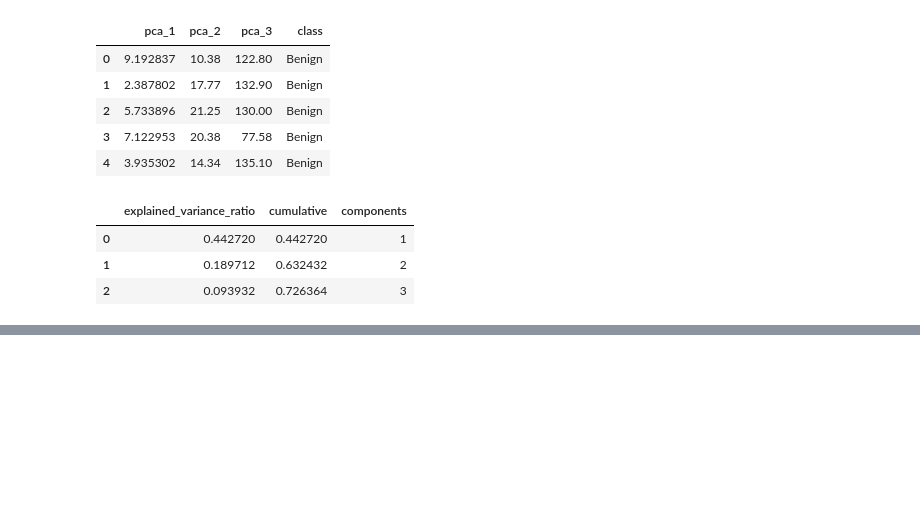
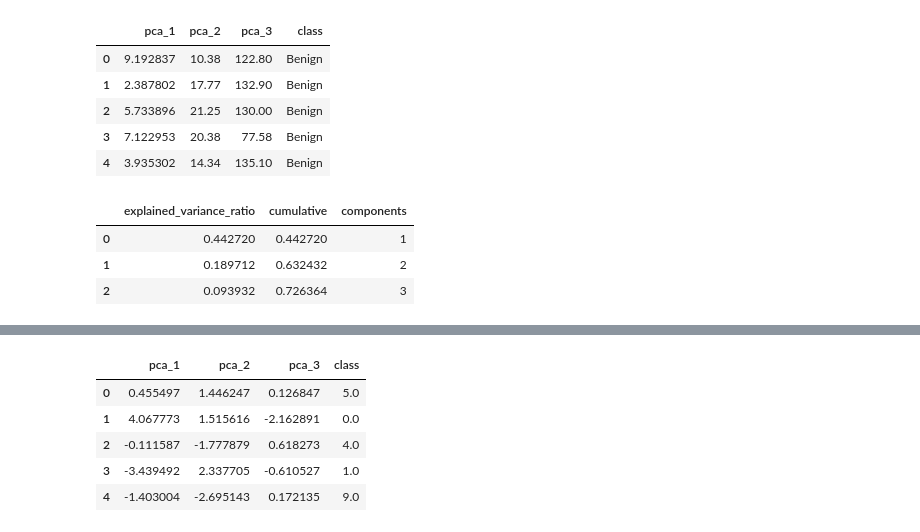
Before and after one commit to davidofitaly/machine-learning-notes, a Jupyter notebook: unsupervised/02_dimensionality_reduction/02_pca_examples.ipynb, the cells around one changed output, grey strips where cells are left out. Cells and saved outputs as stored; diff of their text form; code cells hidden in the pictures; blank space fills up the shorter version.

```diff
--- a/unsupervised/02_dimensionality_reduction/02_pca_examples.ipynb
+++ b/unsupervised/02_dimensionality_reduction/02_pca_examples.ipynb
@@ -154,0 +255,11 @@ px.scatter_3d(pca_3, x='pca_1', y='pca_2', z='pca_3', color='class', symbol='cla
+# %%
+X_train_pca_df = pd.DataFrame(np.c_[X_train_pca, y_train], columns=['pca_1', 'pca_2', 'pca_3', 'class'])
+X_train_pca_df['class'] = X_train_pca_df['class'].astype('str')
+X_train_pca_df.head()
+# %% [output]
+|  | pca_1 | pca_2 | pca_3 | class |
+| 0 | 0.455497 | 1.446247 | 0.126847 | 5.0 |
+| 1 | 4.067773 | 1.515616 | -2.162891 | 0.0 |
+| 2 | -0.111587 | -1.777879 | 0.618273 | 4.0 |
+| 3 | -3.439492 | 2.337705 | -0.610527 | 1.0 |
+| 4 | -1.403004 | -2.695143 | 0.172135 | 9.0 |
```
Also changed, not shown: parts of 23 cells of this notebook.
